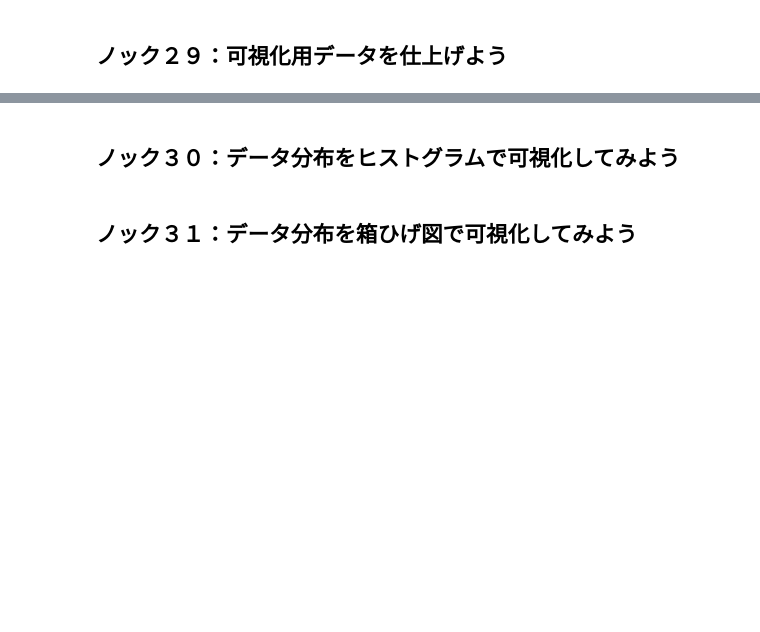
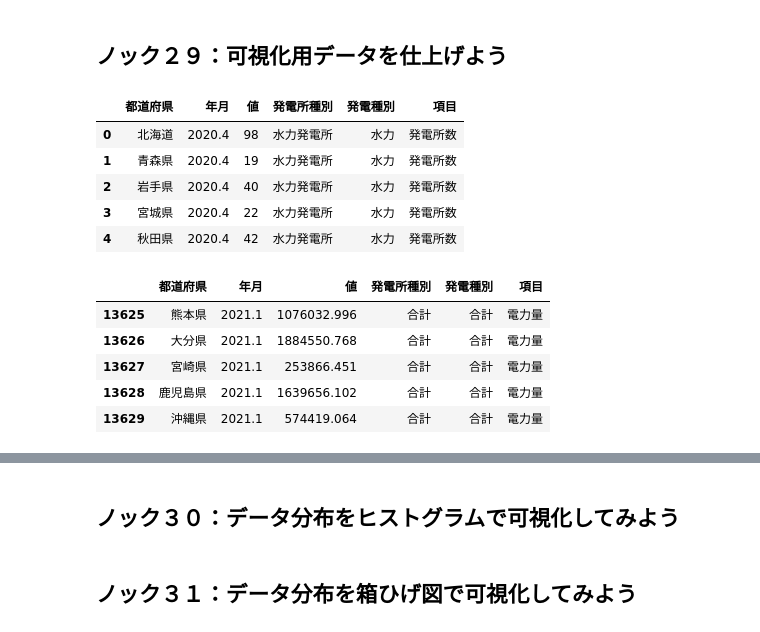
Before and after one commit to shake345/Python100knock, a Jupyter notebook: 2章.ipynb, the cells around one changed output, grey strips where cells are left out. Cells and saved outputs as stored; diff of their text form; code cells hidden in the pictures; blank space fills up the shorter version.

```diff
--- a/2章.ipynb
+++ b/2章.ipynb
@@ -346,2 +379,19 @@ cols_ca
 # %% [markdown]
 ## ノック２９：可視化用データを仕上げよう
+# %%
+datas_v_all = pd.concat([datas_v, ca_datas_v], ignore_index=True)
+display(datas_v_all.head())
+display(datas_v_all.tail())
+# %% [output]
+|  | 都道府県 | 年月 | 値 | 発電所種別 | 発電種別 | 項目 |
+| 0 | 北海道 | 2020.4 | 98 | 水力発電所 | 水力 | 発電所数 |
+| 1 | 青森県 | 2020.4 | 19 | 水力発電所 | 水力 | 発電所数 |
+| 2 | 岩手県 | 2020.4 | 40 | 水力発電所 | 水力 | 発電所数 |
+| 3 | 宮城県 | 2020.4 | 22 | 水力発電所 | 水力 | 発電所数 |
+| 4 | 秋田県 | 2020.4 | 42 | 水力発電所 | 水力 | 発電所数 |
+|  | 都道府県 | 年月 | 値 | 発電所種別 | 発電種別 | 項目 |
+| 13625 | 熊本県 | 2021.1 | 1076032.996 | 合計 | 合計 | 電力量 |
+| 13626 | 大分県 | 2021.1 | 1884550.768 | 合計 | 合計 | 電力量 |
+| 13627 | 宮崎県 | 2021.1 | 253866.451 | 合計 | 合計 | 電力量 |
+| 13628 | 鹿児島県 | 2021.1 | 1639656.102 | 合計 | 合計 | 電力量 |
+| 13629 | 沖縄県 | 2021.1 | 574419.064 | 合計 | 合計 | 電力量 |
```
Also changed, not shown: parts of 8 cells of this notebook.
